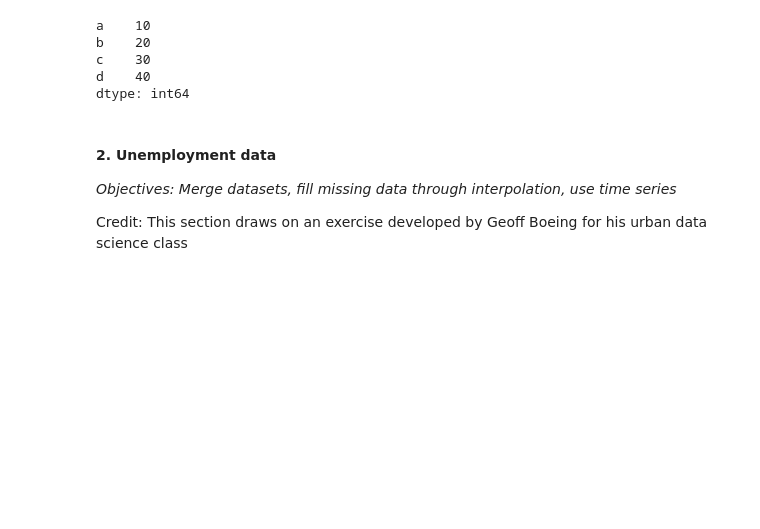
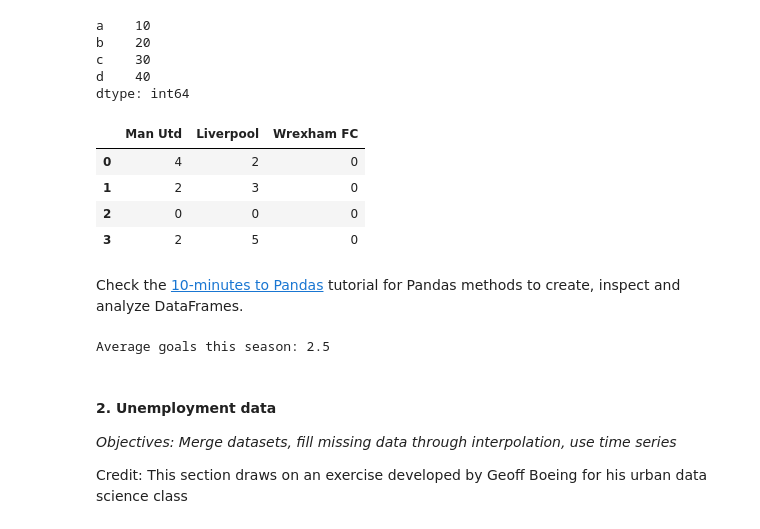
Before and after one commit to worldbank/Python-for-Data-Science, a Jupyter notebook: week 5/Pandas II.ipynb, the cells around one changed output. Drawn from its saved outputs; the diff is of its cells as text; code cells hidden in the pictures; blank space fills up the shorter version.

```diff
--- a/week 5/Pandas II.ipynb
+++ b/week 5/Pandas II.ipynb
@@ -37,3 +38,24 @@ b    20
 c    30
 d    40
 dtype: int64
+# %%
+# Create a dataframe from scratch several ways. A good one is to pass dictionaries containing
+# the column name and the values.
+
+goals_scored = pd.DataFrame({"Man Utd": [4, 2, 0, 2],
+                         "Liverpool": [2, 3, 0, 5],
+                          "Wrexham FC": [0, 0, 0, 0]})
+
+goals_scored
+# %% [output]
+|  | Man Utd | Liverpool | Wrexham FC |
+| 0 | 4 | 2 | 0 |
+| 1 | 2 | 3 | 0 |
+| 2 | 0 | 0 | 0 |
+| 3 | 2 | 5 | 0 |
+# %% [markdown]
+Check the [10-minutes to Pandas](https://pandas.pydata.org/pandas-docs/stable/getting_started/10min.html) tutorial for Pandas methods to create, inspect and analyze DataFrames.
+# %%
+print("Average goals this season:", goals_scored['Liverpool'].mean())
+# %% [output]
+Average goals this season: 2.5
```
Also changed, not shown: parts of 30 cells of this notebook.
